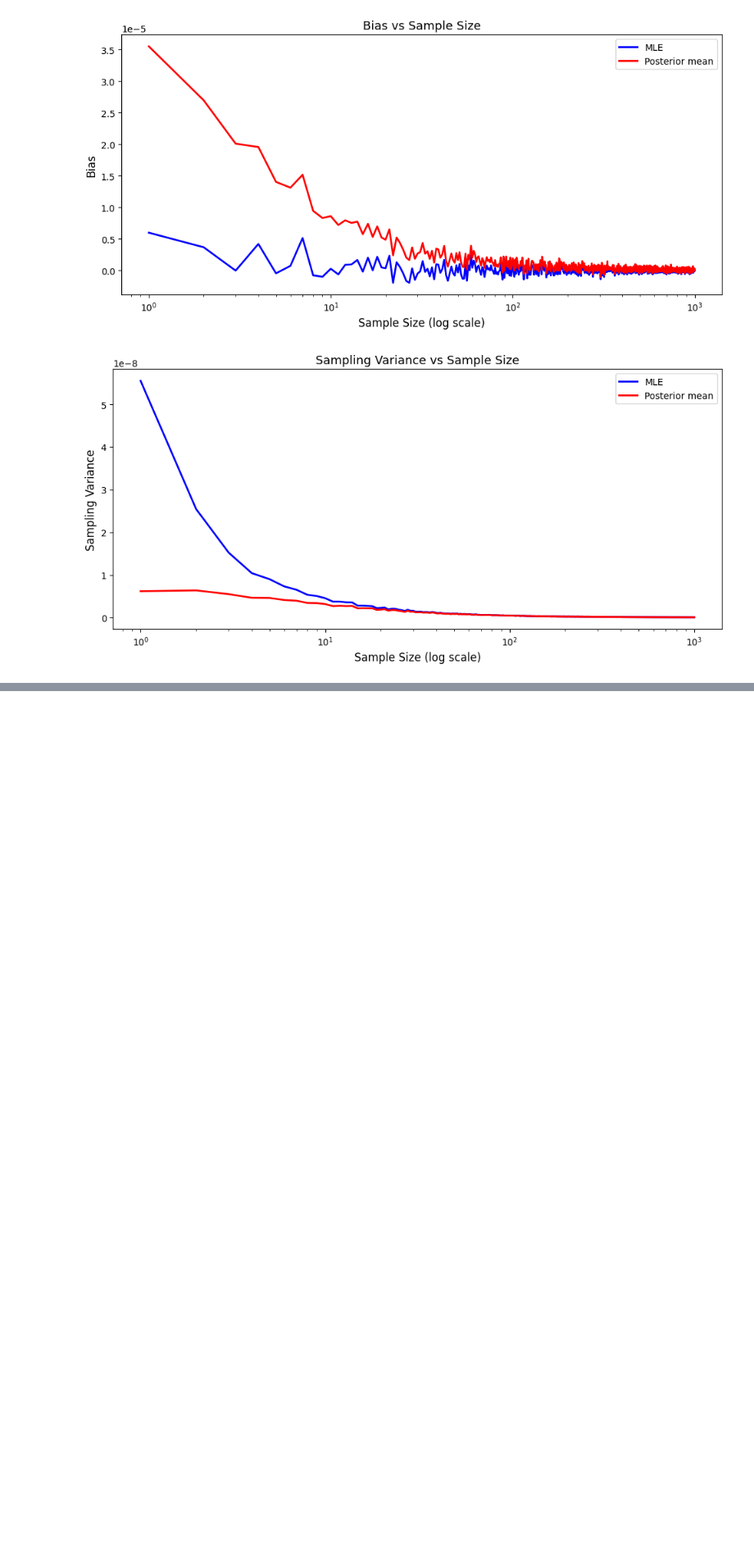
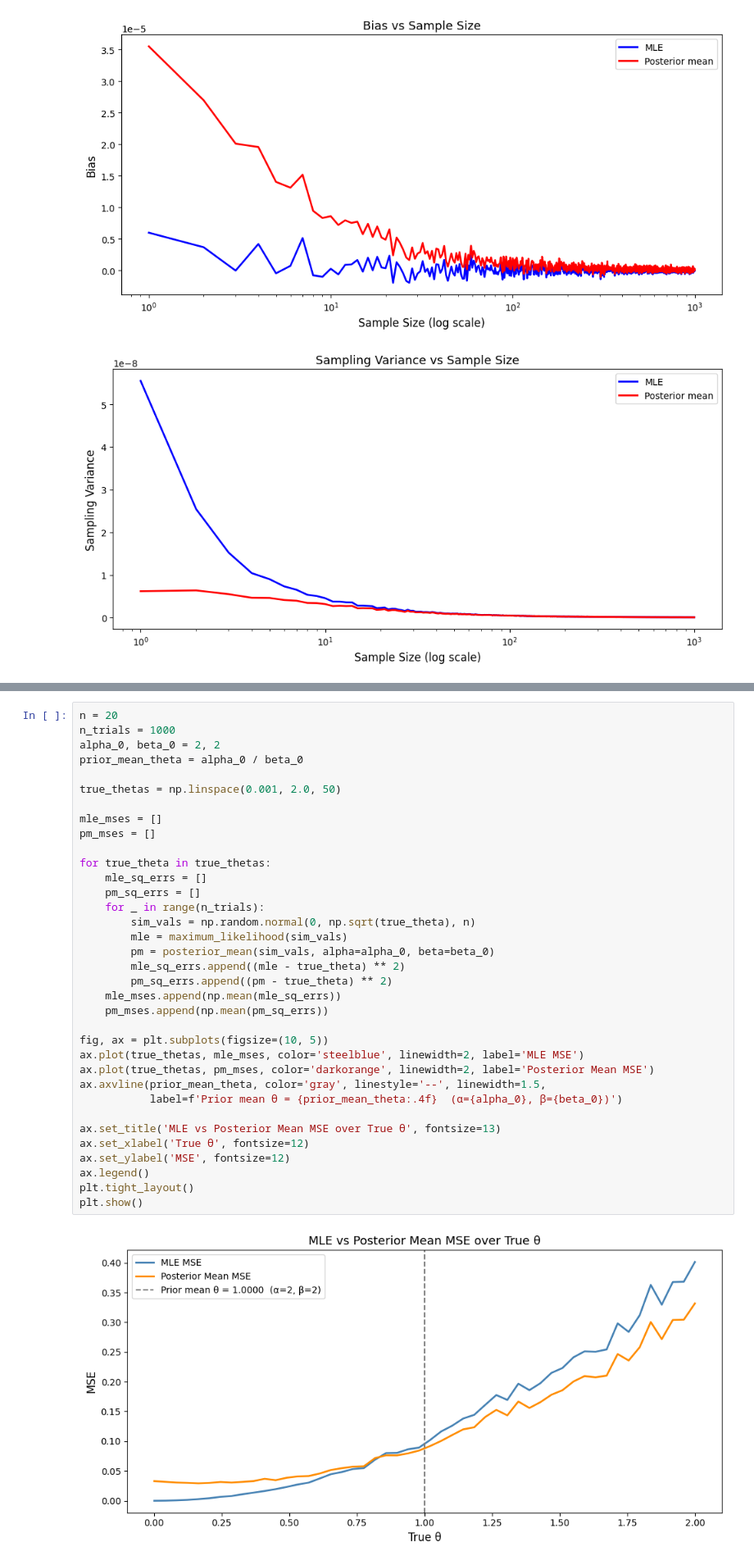
Before and after one commit to su-andrew/stats200q, a Jupyter notebook: Stats200_Book.ipynb, the cells around one changed output, grey strips where cells are left out. Shown at 82% size. Drawn from its saved outputs; the diff is of its cells as text; blank space fills up the shorter version.

```diff
--- a/Stats200_Book.ipynb
+++ b/Stats200_Book.ipynb
@@ -340,0 +438,37 @@ plt.show()
+# %%
+n = 20
+n_trials = 1000
+alpha_0, beta_0 = 2, 2
+prior_mean_theta = alpha_0 / beta_0
+
+true_thetas = np.linspace(0.001, 2.0, 50)
+
+mle_mses = []
+pm_mses = []
+
+for true_theta in true_thetas:
+    mle_sq_errs = []
+    pm_sq_errs = []
+    for _ in range(n_trials):
+        sim_vals = np.random.normal(0, np.sqrt(true_theta), n)
+        mle = maximum_likelihood(sim_vals)
+        pm = posterior_mean(sim_vals, alpha=alpha_0, beta=beta_0)
+        mle_sq_errs.append((mle - true_theta) ** 2)
+        pm_sq_errs.append((pm - true_theta) ** 2)
+    mle_mses.append(np.mean(mle_sq_errs))
+    pm_mses.append(np.mean(pm_sq_errs))
+
+fig, ax = plt.subplots(figsize=(10, 5))
+ax.plot(true_thetas, mle_mses, color='steelblue', linewidth=2, label='MLE MSE')
+ax.plot(true_thetas, pm_mses, color='darkorange', linewidth=2, label='Posterior Mean MSE')
+ax.axvline(prior_mean_theta, color='gray', linestyle='--', linewidth=1.5,
+           label=f'Prior mean θ = {prior_mean_theta:.4f}  (α={alpha_0}, β={beta_0})')
+
+ax.set_title('MLE vs Posterior Mean MSE over True θ', fontsize=13)
+ax.set_xlabel('True θ', fontsize=12)
+ax.set_ylabel('MSE', fontsize=12)
+ax.legend()
+plt.tight_layout()
+plt.show()
+# %% [output]
+[figure, added]
```
Also changed, not shown: parts of 8 cells of this notebook.
